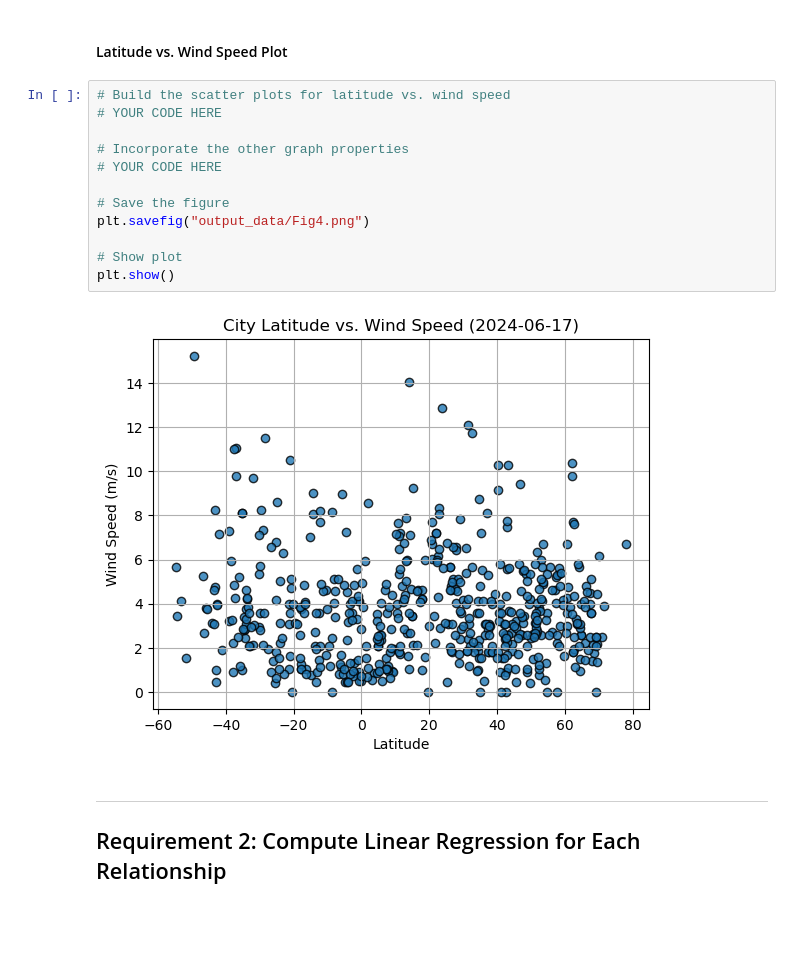
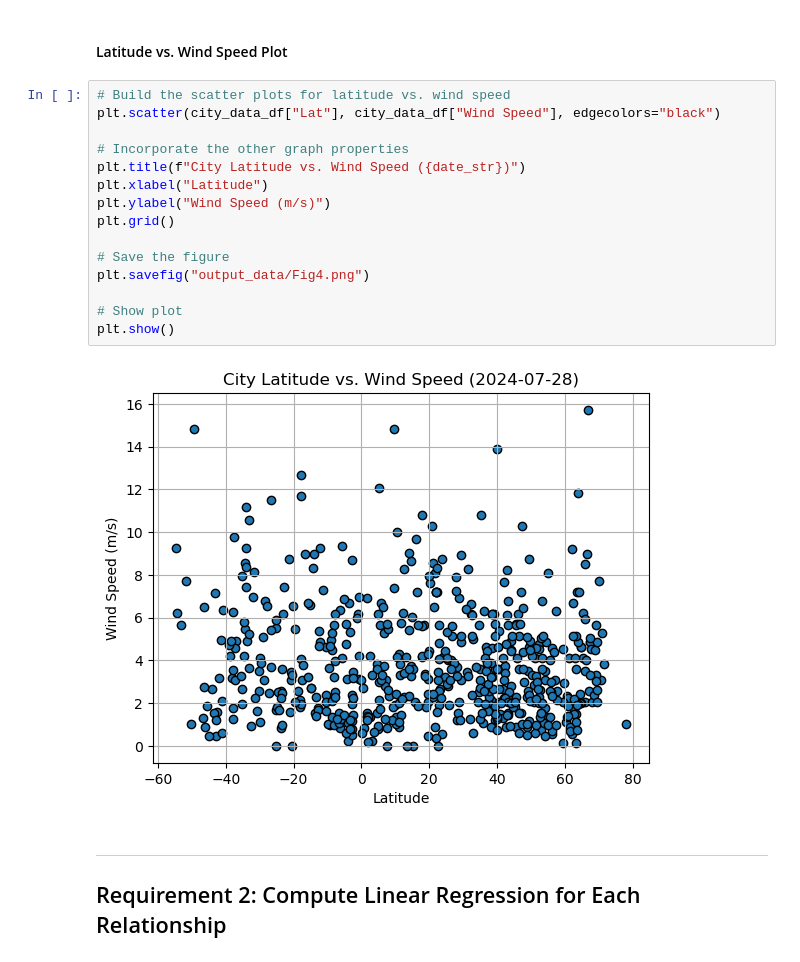
Before and after one commit to rmathena79/python-api-challenge, a Jupyter notebook: WeatherPy/WeatherPy-RPM.ipynb, the cells around one changed output. Cells and saved outputs as stored; diff of their text form; blank space fills up the shorter version.

```diff
--- a/WeatherPy/WeatherPy-RPM.ipynb
+++ b/WeatherPy/WeatherPy-RPM.ipynb
@@ -253,18 +279,21 @@ plt.show()
 #### Latitude vs. Wind Speed Plot
 # %%
 # Build the scatter plots for latitude vs. wind speed
-# YOUR CODE HERE
+plt.scatter(city_data_df["Lat"], city_data_df["Wind Speed"], edgecolors="black")
 
 # Incorporate the other graph properties
-# YOUR CODE HERE
+plt.title(f"City Latitude vs. Wind Speed ({date_str})")
+plt.xlabel("Latitude")
+plt.ylabel("Wind Speed (m/s)")
+plt.grid()
 
 # Save the figure
 plt.savefig("output_data/Fig4.png")
 
 # Show plot
 plt.show()
 # %% [output]
-[figure, old version]
+[figure, new version]
 # %% [markdown]
 ---
 
```
Also changed, not shown: parts of 11 cells of this notebook, 2 other files.
